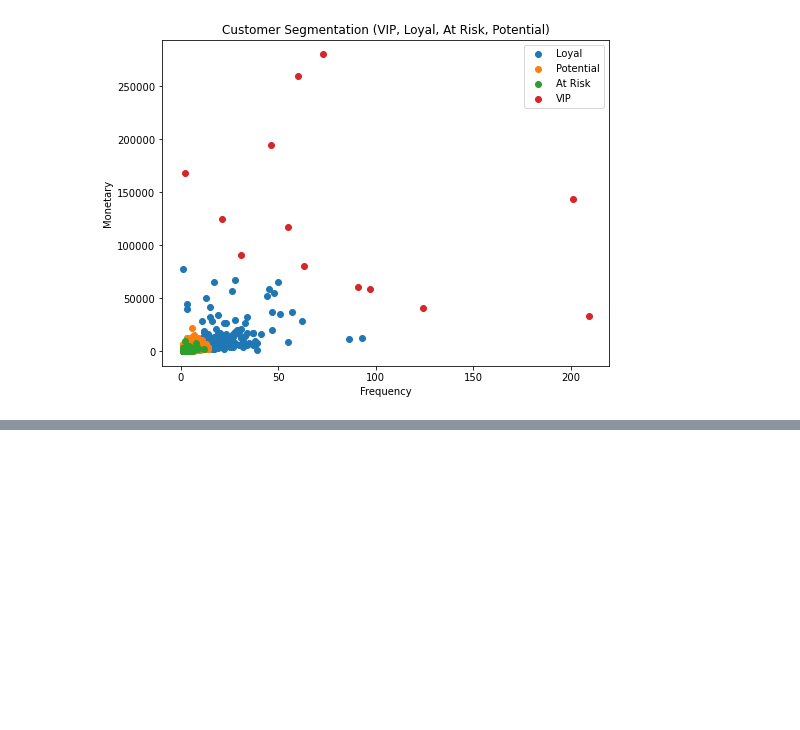
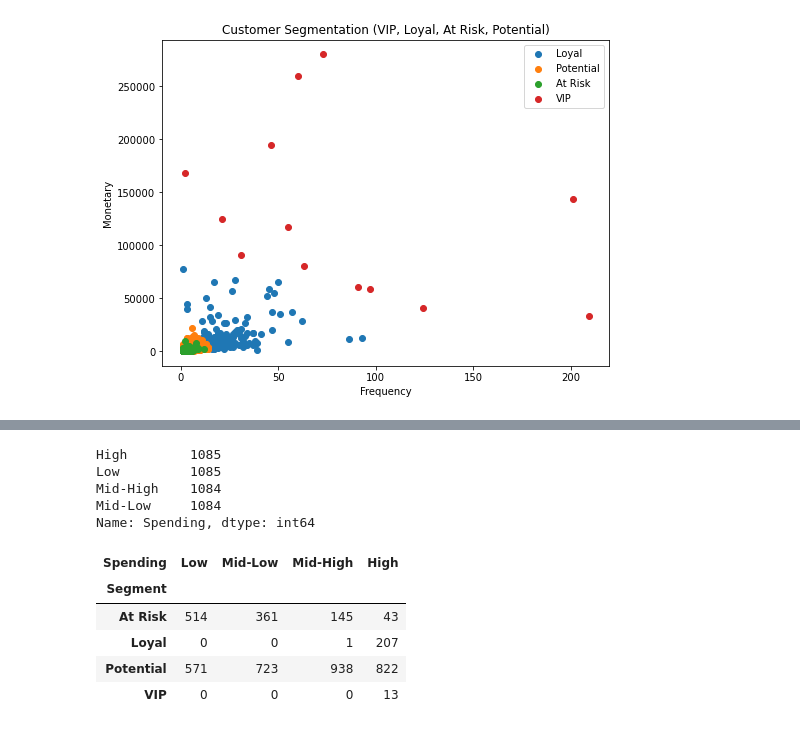
Before and after one commit to hellenmureithi/Customer-Segmentation-RFM-Analysis, a Jupyter notebook: index.ipynb, the cells around one changed output, grey strips where cells are left out. Drawn from its saved outputs; the diff is of its cells as text; code cells hidden in the pictures; blank space fills up the shorter version.

```diff
--- a/index.ipynb
+++ b/index.ipynb
@@ -535,0 +574,17 @@ plt.show()
+# %%
+rfm['Spending'].value_counts()
+# %% [output]
+High        1085
+Low         1085
+Mid-High    1084
+Mid-Low     1084
+Name: Spending, dtype: int64
+# %%
+pd.crosstab(rfm['Segment'], rfm['Spending'])
+# %% [output]
+| Spending | Low | Mid-Low | Mid-High | High |
+| Segment |  |  |  |  |
+| At Risk | 514 | 361 | 145 | 43 |
+| Loyal | 0 | 0 | 1 | 207 |
+| Potential | 571 | 723 | 938 | 822 |
+| VIP | 0 | 0 | 0 | 13 |
```
Also changed, not shown: parts of 27 cells of this notebook.
